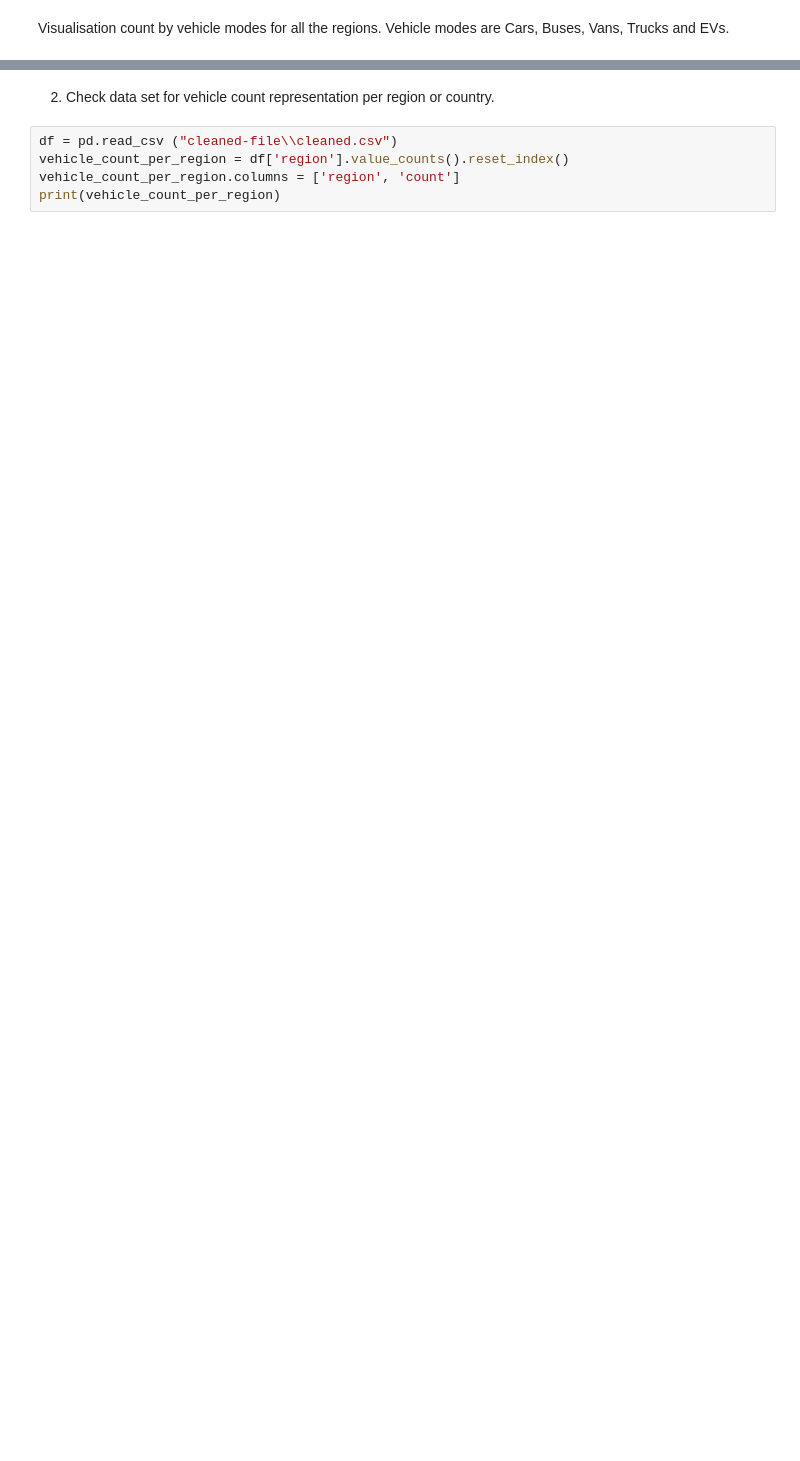
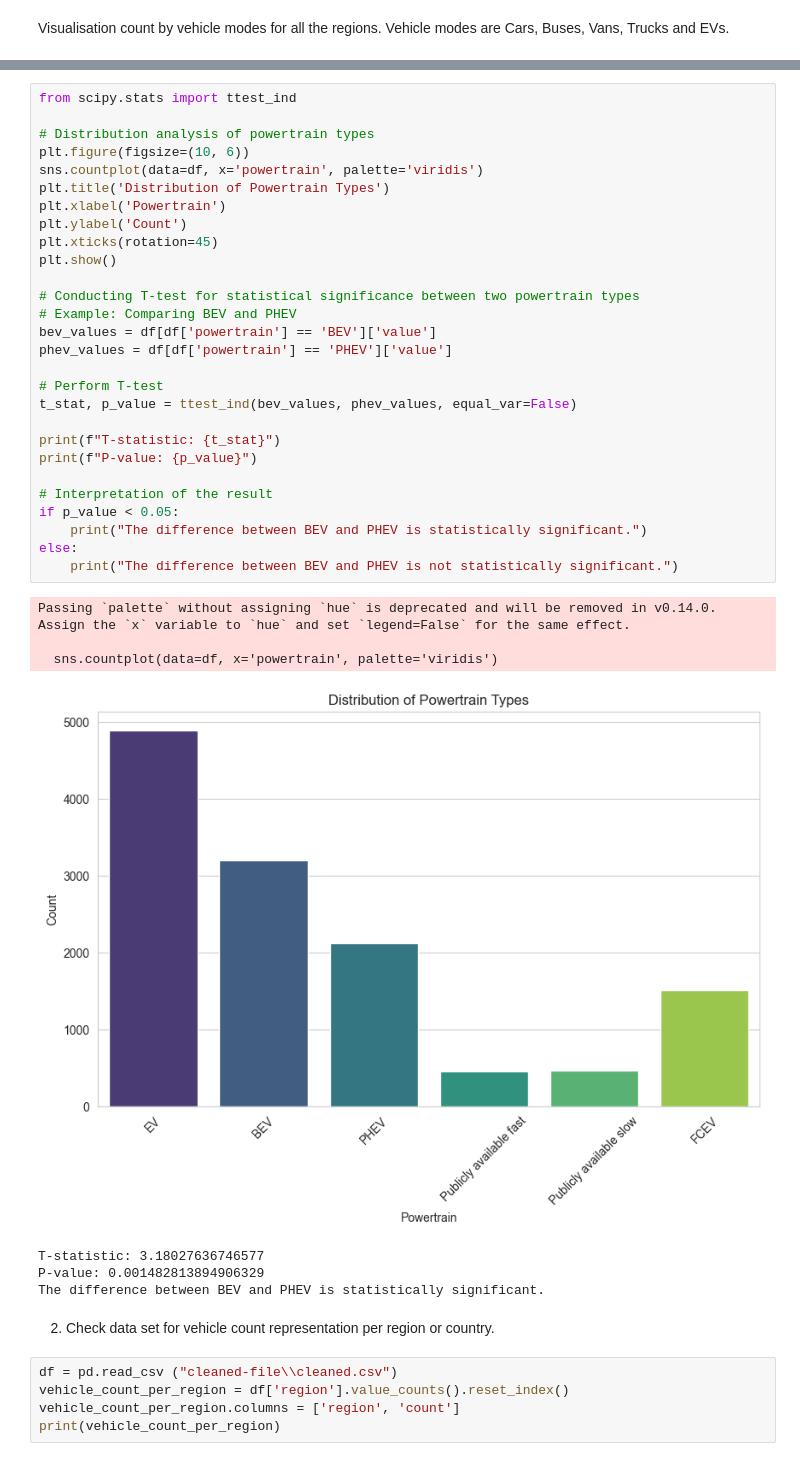
Before and after one commit to Emmanuel913-sketch/Global-Electric-Vehicle-sales-trends-from-2010-2024, a Jupyter notebook: jupyter_notebooks/visualisations.ipynb, the cells around one changed output, grey strips where cells are left out. Drawn from its saved outputs; the diff is of its cells as text; blank space fills up the shorter version.

```diff
--- a/jupyter_notebooks/visualisations.ipynb
+++ b/jupyter_notebooks/visualisations.ipynb
@@ -92,3 +126,39 @@ Passing `palette` without assigning `hue` is deprecated and will be removed in v
+# %%
+from scipy.stats import ttest_ind
+
+# Distribution analysis of powertrain types
+plt.figure(figsize=(10, 6))
+sns.countplot(data=df, x='powertrain', palette='viridis')
+plt.title('Distribution of Powertrain Types')
+plt.xlabel('Powertrain')
+plt.ylabel('Count')
+plt.xticks(rotation=45)
+plt.show()
+
+# Conducting T-test for statistical significance between two powertrain types
+# Example: Comparing BEV and PHEV
+bev_values = df[df['powertrain'] == 'BEV']['value']
+phev_values = df[df['powertrain'] == 'PHEV']['value']
+
+# Perform T-test
+t_stat, p_value = ttest_ind(bev_values, phev_values, equal_var=False)
+
+print(f"T-statistic: {t_stat}")
+print(f"P-value: {p_value}")
+
+# Interpretation of the result
+if p_value < 0.05:
+    print("The difference between BEV and PHEV is statistically significant.")
+else:
+    print("The difference between BEV and PHEV is not statistically significant.")
+# %% [output]
+Passing `palette` without assigning `hue` is deprecated and will be removed in v0.14.0. Assign the `x` variable to `hue` and set `legend=False` for the same effect.
+
+  sns.countplot(data=df, x='powertrain', palette='viridis')
+[figure, added]
+T-statistic: 3.18027636746577
+P-value: 0.001482813894906329
+The difference between BEV and PHEV is statistically significant.
 # %% [markdown]
 2. Check data set for vehicle count representation per region or country.
 # %%
```
Also changed, not shown: parts of 12 cells of this notebook, 2 other files.
